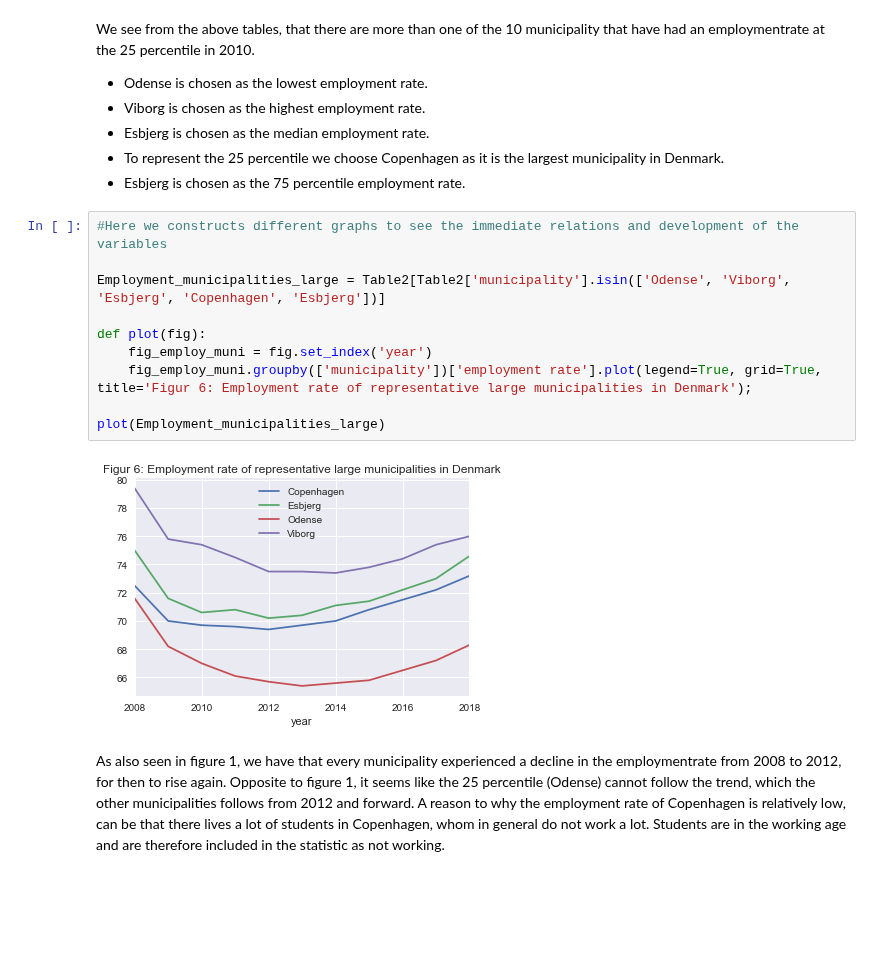
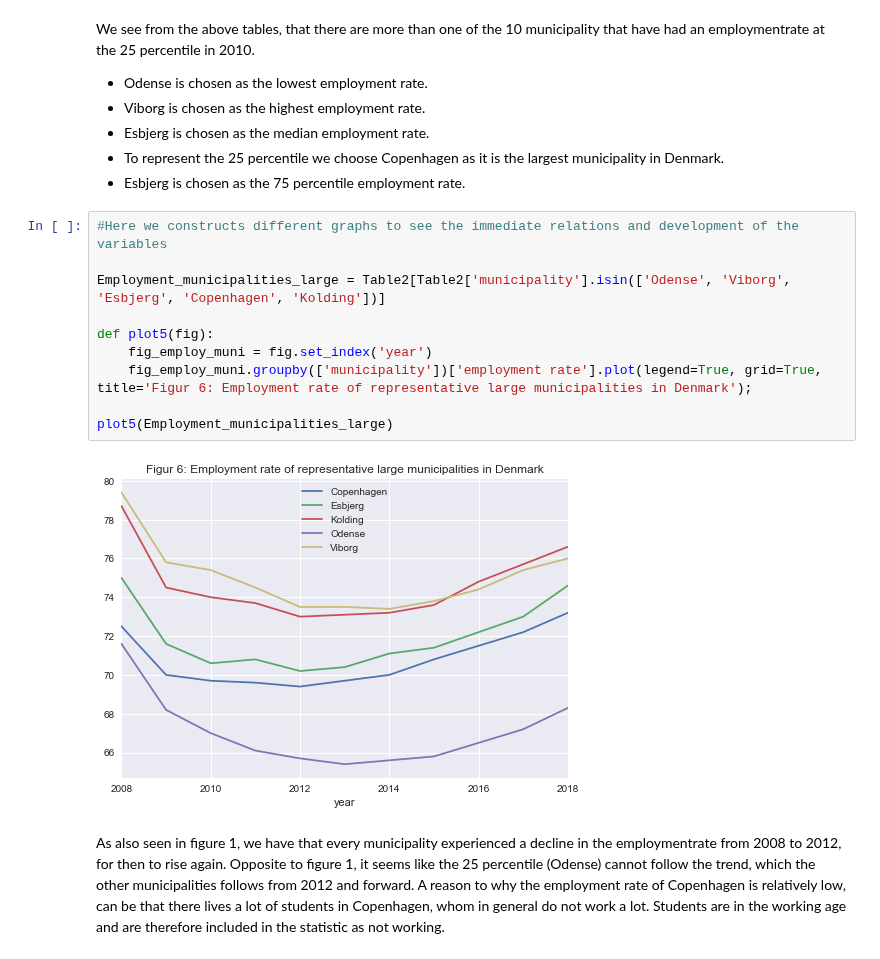
Before and after one commit to Rapyki/projects-2020-slangerne, a Jupyter notebook: dataproject/dataprojecthen.ipynb, the cells around one changed output. Drawn from its saved outputs; the diff is of its cells as text; blank space fills up the shorter version.

```diff
--- a/dataproject/dataprojecthen.ipynb
+++ b/dataproject/dataprojecthen.ipynb
@@ -552,15 +552,15 @@ We see from the above tables, that there are more than one of the 10 municipalit
 # %%
 #Here we constructs different graphs to see the immediate relations and development of the variables
 
-Employment_municipalities_large = Table2[Table2['municipality'].isin(['Odense', 'Viborg', 'Esbjerg', 'Copenhagen', 'Esbjerg'])]
+Employment_municipalities_large = Table2[Table2['municipality'].isin(['Odense', 'Viborg', 'Esbjerg', 'Copenhagen', 'Kolding'])]
 
-def plot(fig):
+def plot5(fig):
     fig_employ_muni = fig.set_index('year')
     fig_employ_muni.groupby(['municipality'])['employment rate'].plot(legend=True, grid=True, title='Figur 6: Employment rate of representative large municipalities in Denmark');
 
-plot(Employment_municipalities_large)
+plot5(Employment_municipalities_large)
 # %% [output]
-[figure, old version]
+[figure, new version]
 # %% [markdown]
 As also seen in figure 1, we have that every municipality experienced a decline in the employmentrate from 2008 to 2012, for then to rise again. Opposite to figure 1, it seems like the 25 percentile (Odense) cannot follow the trend, which the other municipalities follows from 2012 and forward.
 A reason to why the employment rate of Copenhagen is relatively low, can be that there lives a lot of students in Copenhagen, whom in general do not work a lot. Students are in the working age and are therefore included in the statistic as not working.
```
Also changed, not shown: parts of 15 cells of this notebook.
